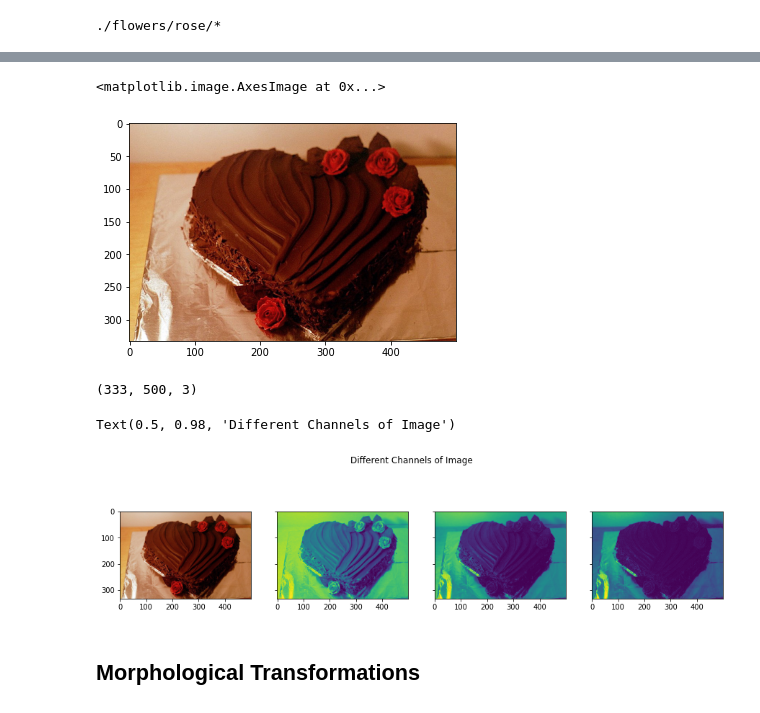
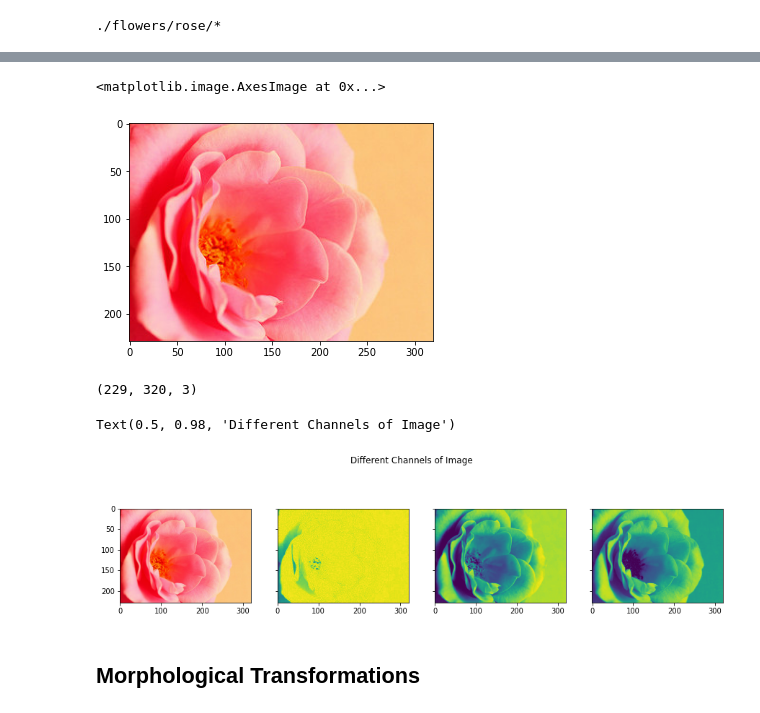
Before and after one commit to shekhs/CNN_flower_image_classifier, a Jupyter notebook: Working_With_Flower_Images.ipynb, the cells around one changed output, grey strips where cells are left out. Cells and saved outputs as stored; diff of their text form; code cells hidden in the pictures.

```diff
--- a/Working_With_Flower_Images.ipynb
+++ b/Working_With_Flower_Images.ipynb
@@ -86,18 +72,18 @@ plt.imshow(image)
 # %%
 # plot a sample image
 flower_path = os.path.join(DATASET_PATH, flowers_cls[1], '*')
 flower_path = glob.glob(flower_path)
 
 # access some element (a file) from the list
-image = io.imread(flower_path[729])
+image = io.imread(flower_path[333])
 plt.imshow(image)
 # %% [output]
 <matplotlib.image.AxesImage at 0x...>
-[figure, old version]
+[figure, new version]
 # %%
 print(image.shape)
 # %% [output]
-(333, 500, 3)
+(229, 320, 3)
 # %%
 # plotting the original image and the RGB channels
 f, (ax1, ax2, ax3, ax4) = plt.subplots(1, 4, sharey=True)
@@ -111,7 +97,7 @@ ax4.imshow(image[:, : , 2])
 f.suptitle('Different Channels of Image')
 # %% [output]
 Text(0.5, 0.98, 'Different Channels of Image')
-[figure, old version]
+[figure, new version]
 # %% [markdown]
 ## Morphological Transformations
 # %% [markdown]
```
Also changed, not shown: parts of 17 cells of this notebook.
